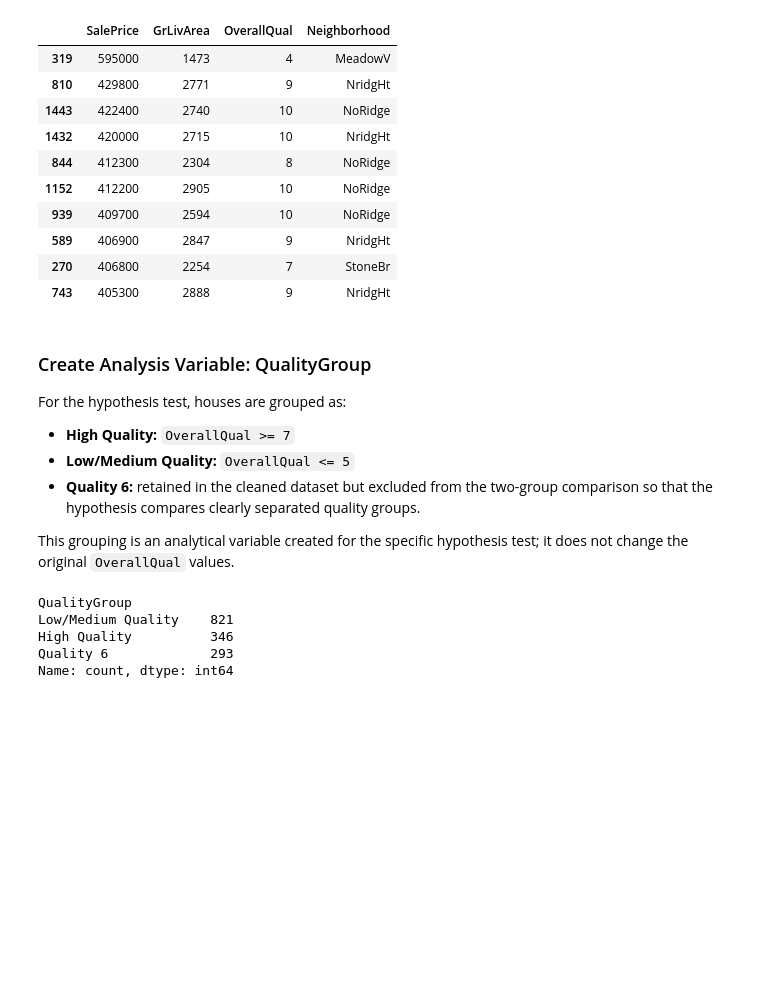
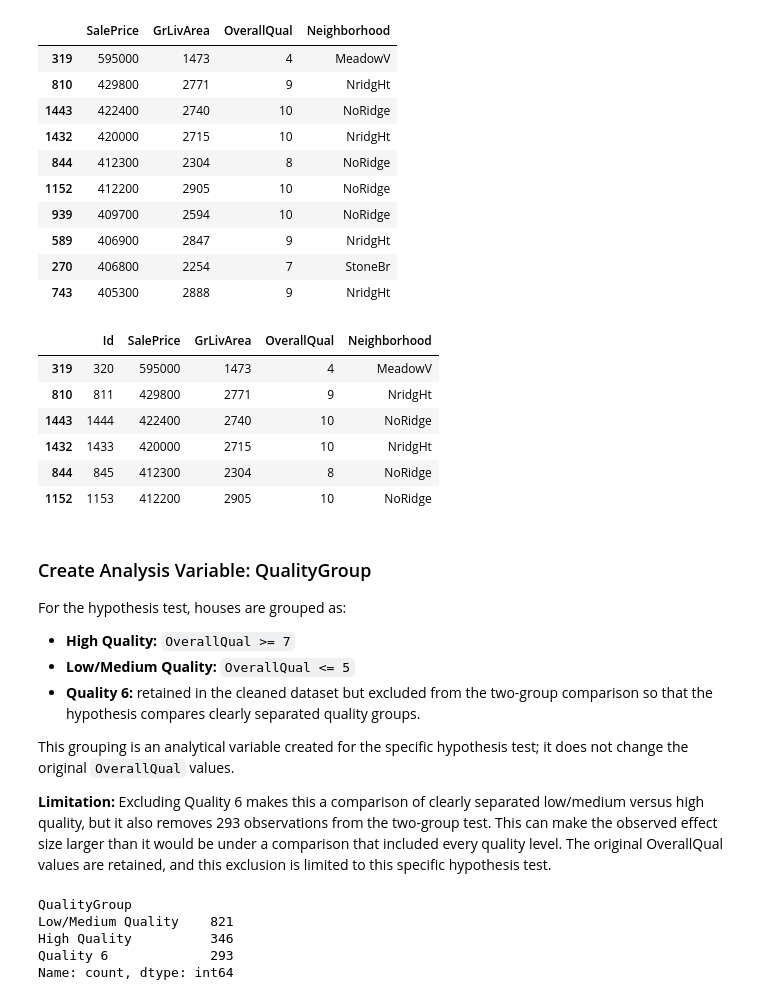
Before and after one commit to Neelchoksi20042003/aiml-bootcamp-Neel, a Jupyter notebook: day22_miniproject/phase1_capstone_FINAL_SUBMISSION.ipynb, the cells around one changed output. Saved outputs shown, nothing was run; the diff lists cells and outputs as text; code cells hidden in the pictures; blank space fills up the shorter version.

```diff
--- a/day22_miniproject/phase1_capstonee.ipynb
+++ b/day22_miniproject/phase1_capstone_FINAL_SUBMISSION.ipynb
@@ -347,9 +374,3 @@ represent a property characteristic relevant to our analytical
 questions. It was therefore removed from the analysis dataset.
 
 The raw dataset remains unchanged.
-# %%
-# Work on a separate copy so the raw dataset remains unchanged.
-df_clean = df.copy()
-
-print("Raw dataset shape       :", df.shape)
-print("Cleaning dataset shape :", df_clean.shape)
@@ -366,2 +376,0 @@ Total rows      : 1460
-# %%
-df_clean = df_clean.drop(columns=["Id"])
@@ -485,6 +497,21 @@ Potential SalePrice outliers: 6
 | 589 | 406900 | 2847 | 9 | NridgHt |
 | 270 | 406800 | 2254 | 7 | StoneBr |
 | 743 | 405300 | 2888 | 9 | NridgHt |
+# %%
+# Show the exact IQR-flagged records for auditability.
+# Id is taken from the raw dataset because it was removed from df_clean.
+outlier_records = df[df["SalePrice"] > upper_bound][
+    ["Id", "SalePrice", "GrLivArea", "OverallQual", "Neighborhood"]
+].sort_values("SalePrice", ascending=False)
+outlier_records
+# %% [output]
+|  | Id | SalePrice | GrLivArea | OverallQual | Neighborhood |
+| 319 | 320 | 595000 | 1473 | 4 | MeadowV |
+| 810 | 811 | 429800 | 2771 | 9 | NridgHt |
+| 1443 | 1444 | 422400 | 2740 | 10 | NoRidge |
+| 1432 | 1433 | 420000 | 2715 | 10 | NridgHt |
+| 844 | 845 | 412300 | 2304 | 8 | NoRidge |
+| 1152 | 1153 | 412200 | 2905 | 10 | NoRidge |
 # %% [markdown]
 ### Create Analysis Variable: QualityGroup
 
@@ -498,6 +525,8 @@ For the hypothesis test, houses are grouped as:
 
 This grouping is an analytical variable created for the specific
 hypothesis test; it does not change the original `OverallQual` values.
+
+**Limitation:** Excluding Quality 6 makes this a comparison of clearly separated low/medium versus high quality, but it also removes 293 observations from the two-group test. This can make the observed effect size larger than it would be under a comparison that included every quality level. The original OverallQual values are retained, and this exclusion is limited to this specific hypothesis test.
 # %%
 df_clean["QualityGroup"] = np.where(
     df_clean["OverallQual"] >= 7,
```
Also changed, not shown: parts of 28 cells of this notebook, 12 other files.
